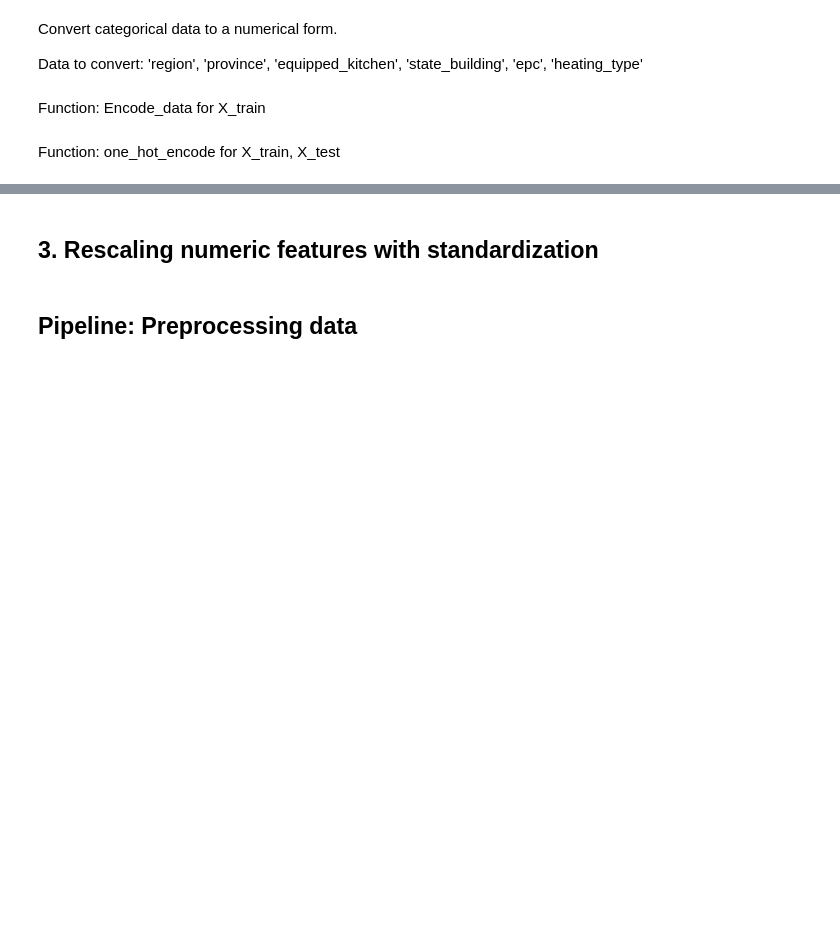
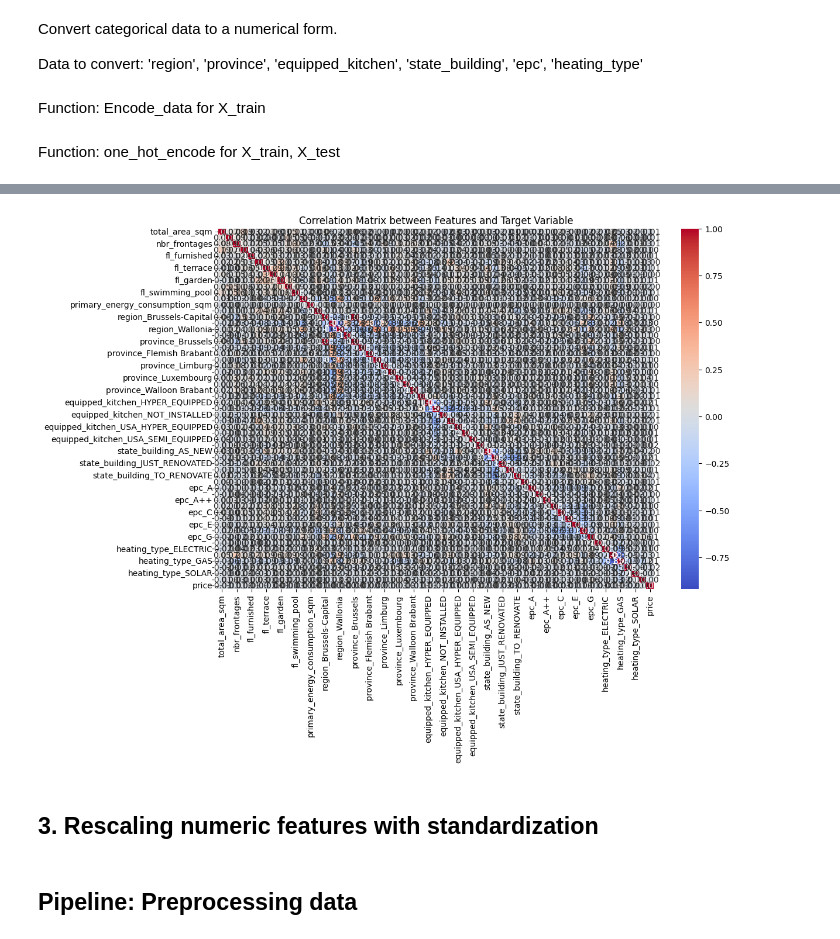
Before and after one commit to fabienne088/immo-eliza-ml, a Jupyter notebook: models/RandomForestReg.ipynb, the cells around one changed output, grey strips where cells are left out. Cells and saved outputs as stored; diff of their text form; code cells hidden in the pictures; blank space fills up the shorter version.

Commit message:
train.py

```diff
--- a/models/RandomForestReg.ipynb
+++ b/models/RandomForestReg.ipynb
@@ -290,3 +357,39 @@ print(X_test_ohe.columns.tolist())
+# %%
+import seaborn as sns
+import matplotlib.pyplot as plt
+
+def visualize_correlation_matrix(df_features, df_target, target_variable):
+    """
+    Visualizes the correlation matrix between features and the target variable.
+
+    Parameters:
+    -----------
+    df_features : pandas DataFrame
+        Input DataFrame containing features.
+    df_target : pandas DataFrame
+        DataFrame containing the target variable.
+    target_variable : str
+        Name of the target variable column in df_target.
+    """
+    # Concatenate features and target variable into one DataFrame
+    df = pd.concat([df_features, df_target[target_variable]], axis=1)
+
+    # Calculate the correlation matrix
+    correlation_matrix = df.corr()
+
+    # Plot the correlation matrix heatmap
+    plt.figure(figsize=(12, 8))
+    sns.heatmap(correlation_matrix, annot=True, cmap='coolwarm', fmt=".2f")
+    plt.title('Correlation Matrix between Features and Target Variable')
+    return(plt.show())
+
+# Example usage:
+# Assuming df_features is your DataFrame containing features,
+# df_target is the DataFrame containing the target variable,
+# and 'target_variable_name' is the name of the target variable column in df_target
+visualize_correlation_matrix(X_train_ohe, df_house, 'price')
+# %% [output]
+[figure, added]
 # %% [markdown]
 ## 3. Rescaling numeric features with standardization
 # %%
```
Also changed, not shown: parts of 3 cells of this notebook, 3 other files.
